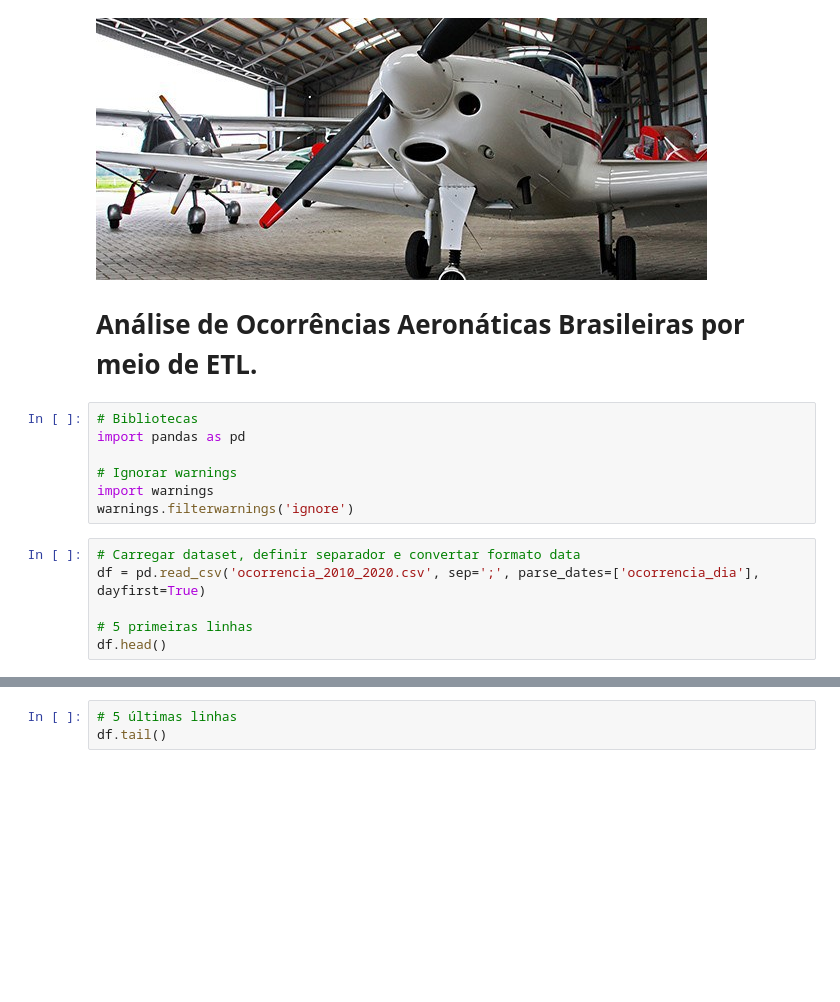
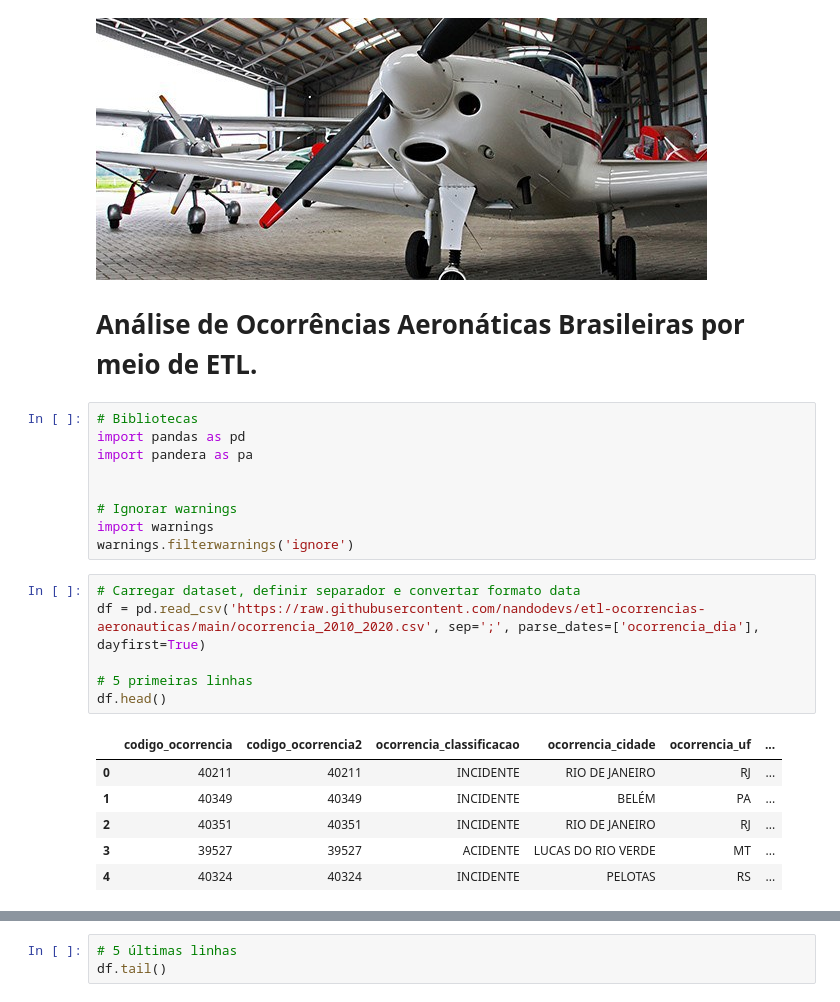
Before and after one commit to nandodevs/etl-ocorrencias-aeronauticas, a Jupyter notebook: Análise_de_Ocorrências_Aeronáuticas.ipynb, the cells around one changed output, grey strips where cells are left out. Saved outputs shown, nothing was run; the diff lists cells and outputs as text; blank space fills up the shorter version.

```diff
--- a/Análise_de_Ocorrências_Aeronáuticas.ipynb
+++ b/Análise_de_Ocorrências_Aeronáuticas.ipynb
@@ -7,13 +7,22 @@
 # %%
 # Bibliotecas
 import pandas as pd
+import pandera as pa
+
 
 # Ignorar warnings
 import warnings
 warnings.filterwarnings('ignore')
 # %%
 # Carregar dataset, definir separador e convertar formato data
-df = pd.read_csv('ocorrencia_2010_2020.csv', sep=';', parse_dates=['ocorrencia_dia'], dayfirst=True)
+df = pd.read_csv('https://raw.githubusercontent.com/nandodevs/etl-ocorrencias-aeronauticas/main/ocorrencia_2010_2020.csv', sep=';', parse_dates=['ocorrencia_dia'], dayfirst=True)
 
 # 5 primeiras linhas
 df.head()
+# %% [output]
+|  | codigo_ocorrencia | codigo_ocorrencia2 | ocorrencia_classificacao | ocorrencia_cidade | ocorrencia_uf | ... |
+| 0 | 40211 | 40211 | INCIDENTE | RIO DE JANEIRO | RJ | ... |
+| 1 | 40349 | 40349 | INCIDENTE | BELÉM | PA | ... |
+| 2 | 40351 | 40351 | INCIDENTE | RIO DE JANEIRO | RJ | ... |
+| 3 | 39527 | 39527 | ACIDENTE | LUCAS DO RIO VERDE | MT | ... |
+| 4 | 40324 | 40324 | INCIDENTE | PELOTAS | RS | ... |
```
Also changed, not shown: parts of 3 cells of this notebook.
